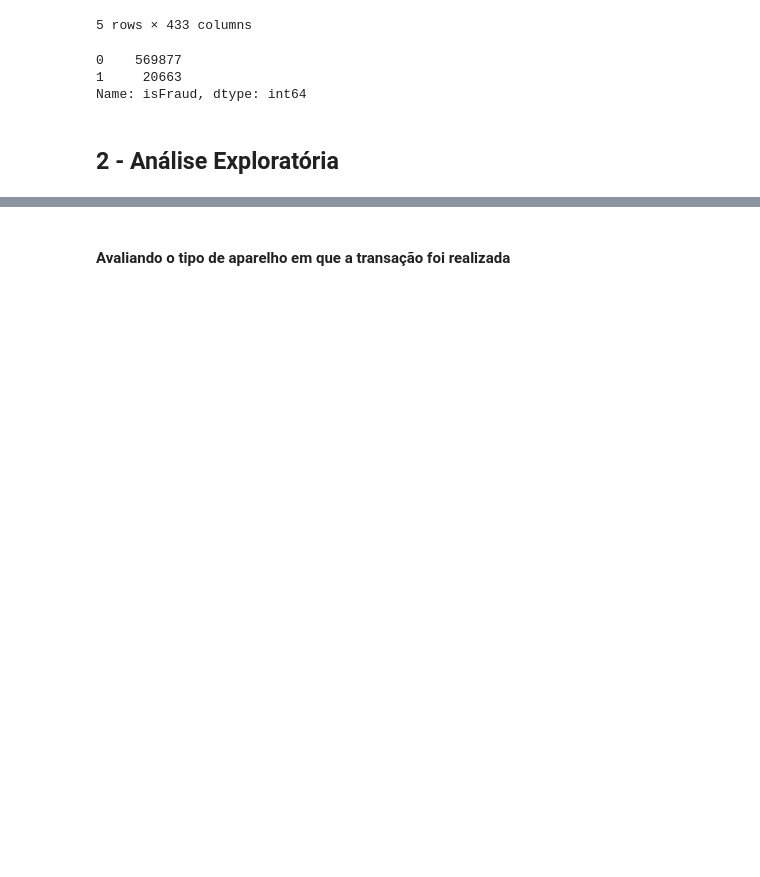
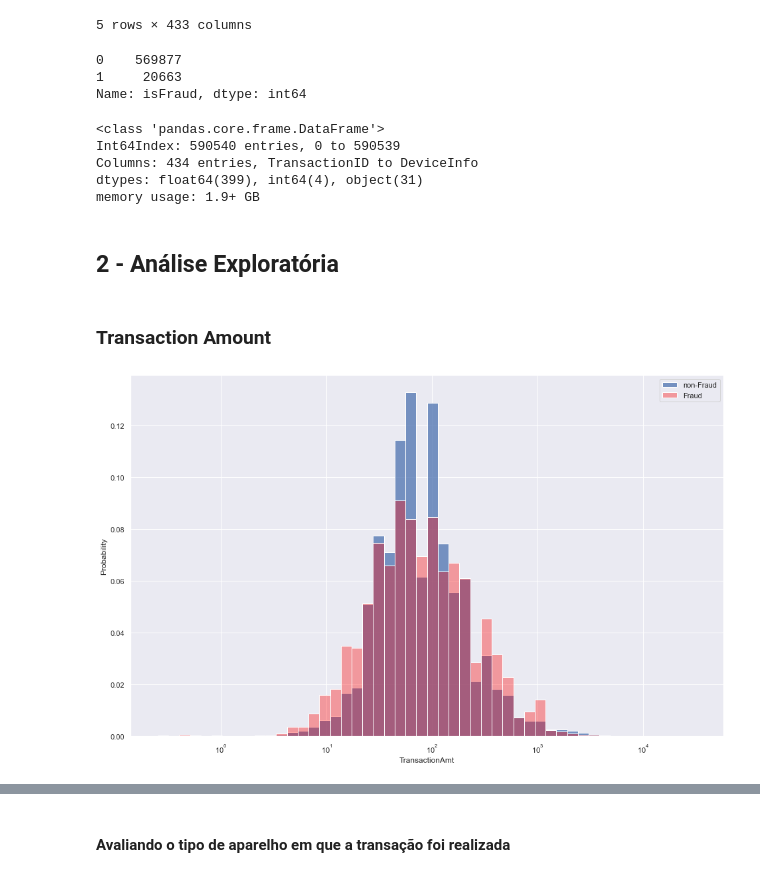
Before and after one commit to lucasdetoledo4/ML-UFSC, a Jupyter notebook: fraud_detection_V1.ipynb, the cells around one changed output, grey strips where cells are left out. Drawn from its saved outputs; the diff is of its cells as text; code cells hidden in the pictures; blank space fills up the shorter version.

Commit message:
Add visualizations

```diff
--- a/fraud_detection_V1.ipynb
+++ b/fraud_detection_V1.ipynb
@@ -5,6 +5,8 @@ import pandas as pd
 import numpy as np
 import matplotlib.pyplot as plt
 import seaborn as sns
+
+sns.set_theme()
 # %% [markdown]
 ## 1 - Carregando os datasets
 # %%
@@ -56,5 +58,34 @@ target
 0    569877
 1     20663
 Name: isFraud, dtype: int64
+# %%
+df_train.info()
+# %% [output]
+<class 'pandas.core.frame.DataFrame'>
+Int64Index: 590540 entries, 0 to 590539
+Columns: 434 entries, TransactionID to DeviceInfo
+dtypes: float64(399), int64(4), object(31)
+memory usage: 1.9+ GB
 # %% [markdown]
 ## 2 - Análise Exploratória
+# %% [markdown]
+### Transaction Amount
+# %%
+bins = np.histogram_bin_edges(np.log10(df_train['TransactionAmt']), bins=50)
+
+plt.figure(figsize=(16,10))
+
+# plt.subplot(121)
+px = sns.histplot(data=df_train, x='TransactionAmt', label='non-Fraud',
+                  bins=bins, stat='probability', log_scale=True)
+
+
+# plt.subplot(122)
+px2 = sns.histplot(data=df_train[df_train['isFraud'] == True], x='TransactionAmt', bins=bins,
+                   stat='probability', log_scale=True, color='red', alpha=0.35, label='Fraud')
+
+
+plt.legend()
+plt.show()
+# %% [output]
+[figure, added]
```
Also changed, not shown: parts of 11 cells of this notebook.
